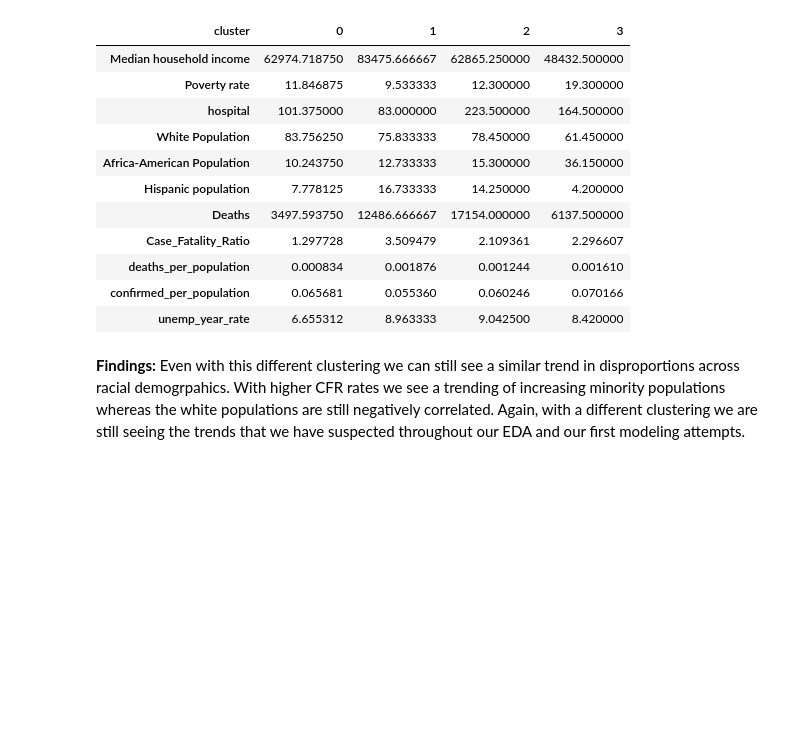
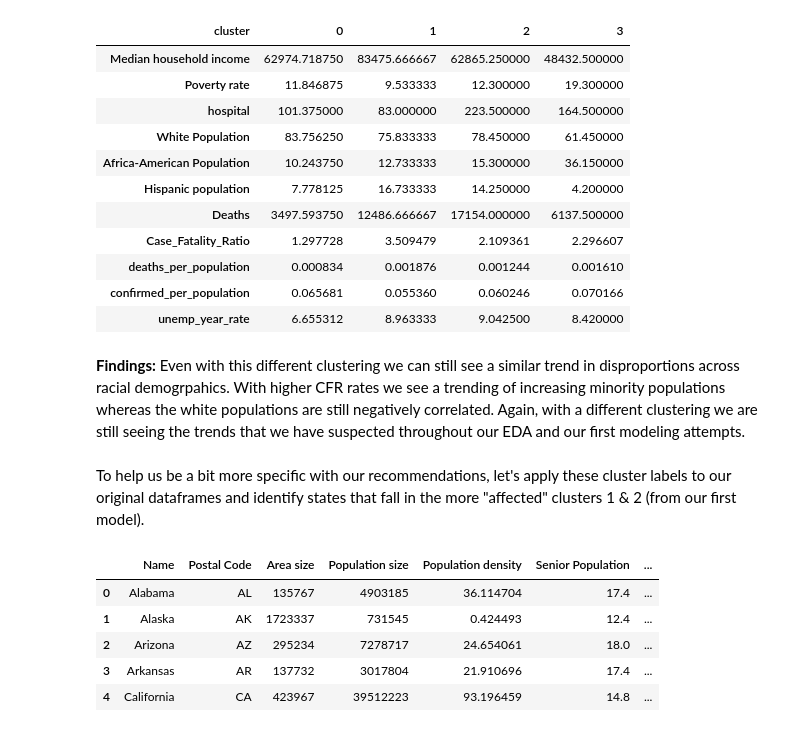
Before and after one commit to mrhartnett10/Covid19-Clustering-Demographic-Analysis-Group-Project, a Jupyter notebook: MH-Modeling-DBSCAN.ipynb, the cells around one changed output. Drawn from its saved outputs; the diff is of its cells as text; code cells hidden in the pictures; blank space fills up the shorter version.

```diff
--- a/MH-Modeling-DBSCAN.ipynb
+++ b/MH-Modeling-DBSCAN.ipynb
@@ -110,3 +110,15 @@ features_2.groupby('cluster').mean().T.drop(columns=-1)
 | unemp_year_rate | 6.655312 | 8.963333 | 9.042500 | 8.420000 |
 # %% [markdown]
 **Findings:** Even with this different clustering we can still see a similar trend in disproportions across racial demogrpahics. With higher CFR rates we see a trending of increasing minority populations whereas the white populations are still negatively correlated. Again, with a different clustering we are still seeing the trends that we have suspected throughout our EDA and our first modeling attempts.
+# %% [markdown]
+To help us be a bit more specific with our recommendations, let's apply these cluster labels to our original dataframes and identify states that fall in the more "affected" clusters 1 & 2 (from our first model).
+# %%
+df5['clusters'] = dbscan.labels_
+df5.head()
+# %% [output]
+|  | Name | Postal Code | Area size | Population size | Population density | Senior Population | ... |
+| 0 | Alabama | AL | 135767 | 4903185 | 36.114704 | 17.4 | ... |
+| 1 | Alaska | AK | 1723337 | 731545 | 0.424493 | 12.4 | ... |
+| 2 | Arizona | AZ | 295234 | 7278717 | 24.654061 | 18.0 | ... |
+| 3 | Arkansas | AR | 137732 | 3017804 | 21.910696 | 17.4 | ... |
+| 4 | California | CA | 423967 | 39512223 | 93.196459 | 14.8 | ... |
```
Also changed, not shown: parts of 9 cells of this notebook, 4 other files.
